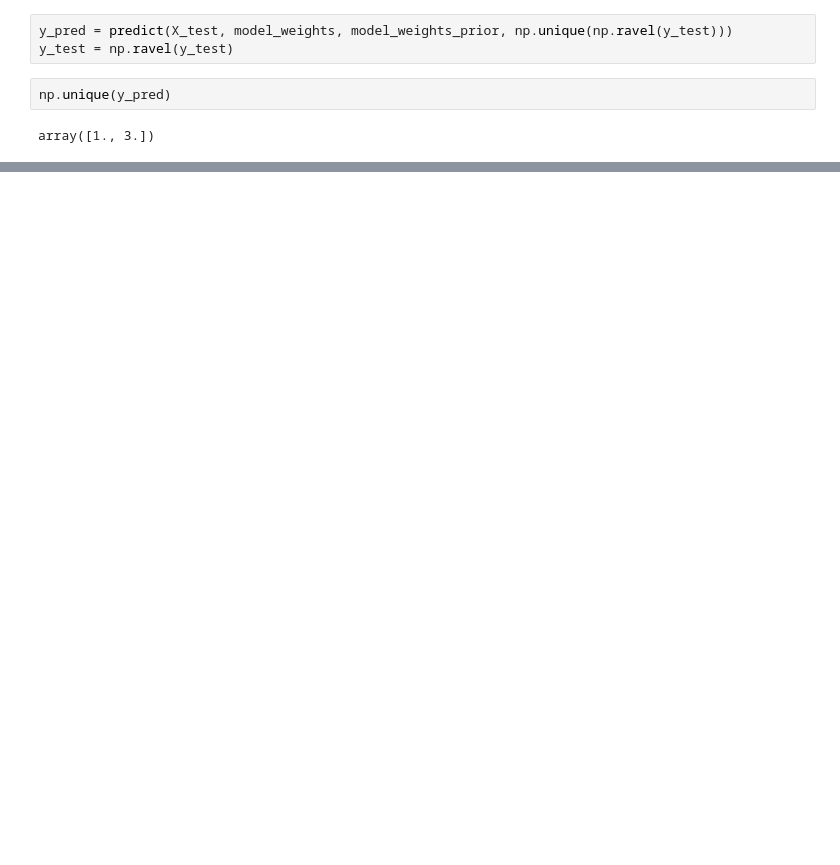
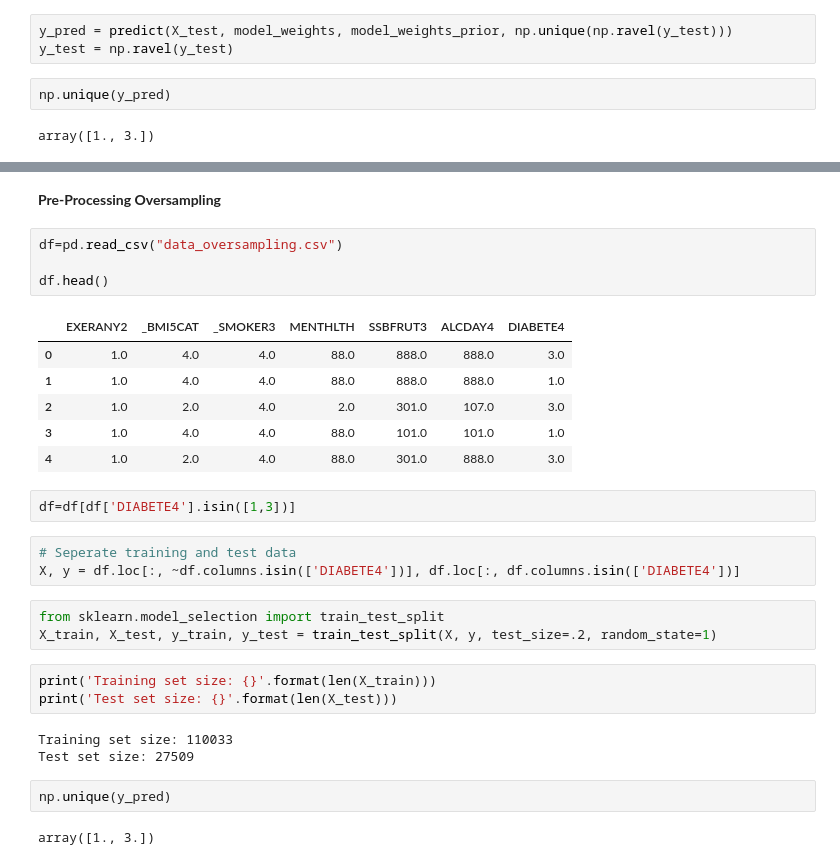
Before and after one commit to maria-decaro/PAML_final_project, a Jupyter notebook: Naive_Bayes.ipynb, the cells around one changed output, grey strips where cells are left out. Drawn from its saved outputs; the diff is of its cells as text; blank space fills up the shorter version.

Commit message:
NB modeling with sampling methods

```diff
--- a/Naive_Bayes.ipynb
+++ b/Naive_Bayes.ipynb
@@ -378,0 +379,31 @@ F1 score: 0.2883942529591305
+# %% [markdown]
+**Pre-Processing Oversampling**
+# %%
+df=pd.read_csv("data_oversampling.csv")
+
+df.head()
+# %% [output]
+|  | EXERANY2 | _BMI5CAT | _SMOKER3 | MENTHLTH | SSBFRUT3 | ALCDAY4 | DIABETE4 |
+| 0 | 1.0 | 4.0 | 4.0 | 88.0 | 888.0 | 888.0 | 3.0 |
+| 1 | 1.0 | 4.0 | 4.0 | 88.0 | 888.0 | 888.0 | 1.0 |
+| 2 | 1.0 | 2.0 | 4.0 | 2.0 | 301.0 | 107.0 | 3.0 |
+| 3 | 1.0 | 4.0 | 4.0 | 88.0 | 101.0 | 101.0 | 1.0 |
+| 4 | 1.0 | 2.0 | 4.0 | 88.0 | 301.0 | 888.0 | 3.0 |
+# %%
+df=df[df['DIABETE4'].isin([1,3])]
+# %%
+# Seperate training and test data
+X, y = df.loc[:, ~df.columns.isin(['DIABETE4'])], df.loc[:, df.columns.isin(['DIABETE4'])]
+# %%
+from sklearn.model_selection import train_test_split
+X_train, X_test, y_train, y_test = train_test_split(X, y, test_size=.2, random_state=1)
+# %%
+print('Training set size: {}'.format(len(X_train)))
+print('Test set size: {}'.format(len(X_test)))
+# %% [output]
+Training set size: 110033
+Test set size: 27509
+# %%
+np.unique(y_pred)
+# %% [output]
+array([1., 3.])
```
Also changed, not shown: parts of 41 cells of this notebook.
